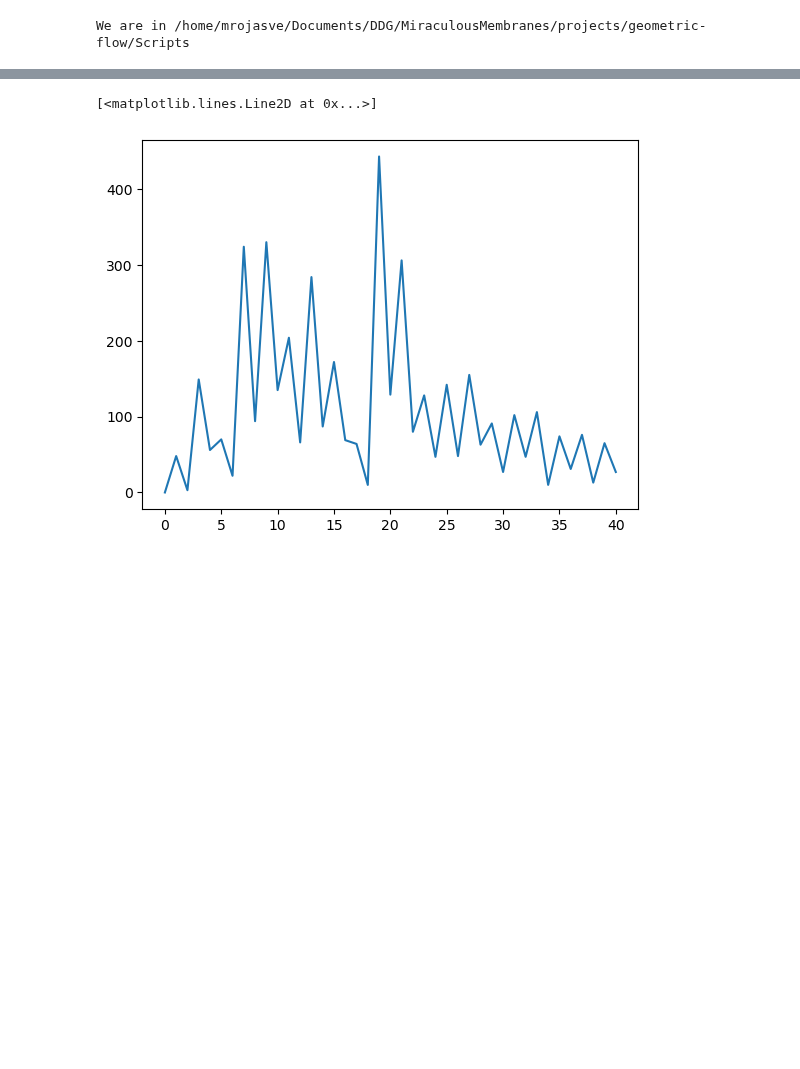
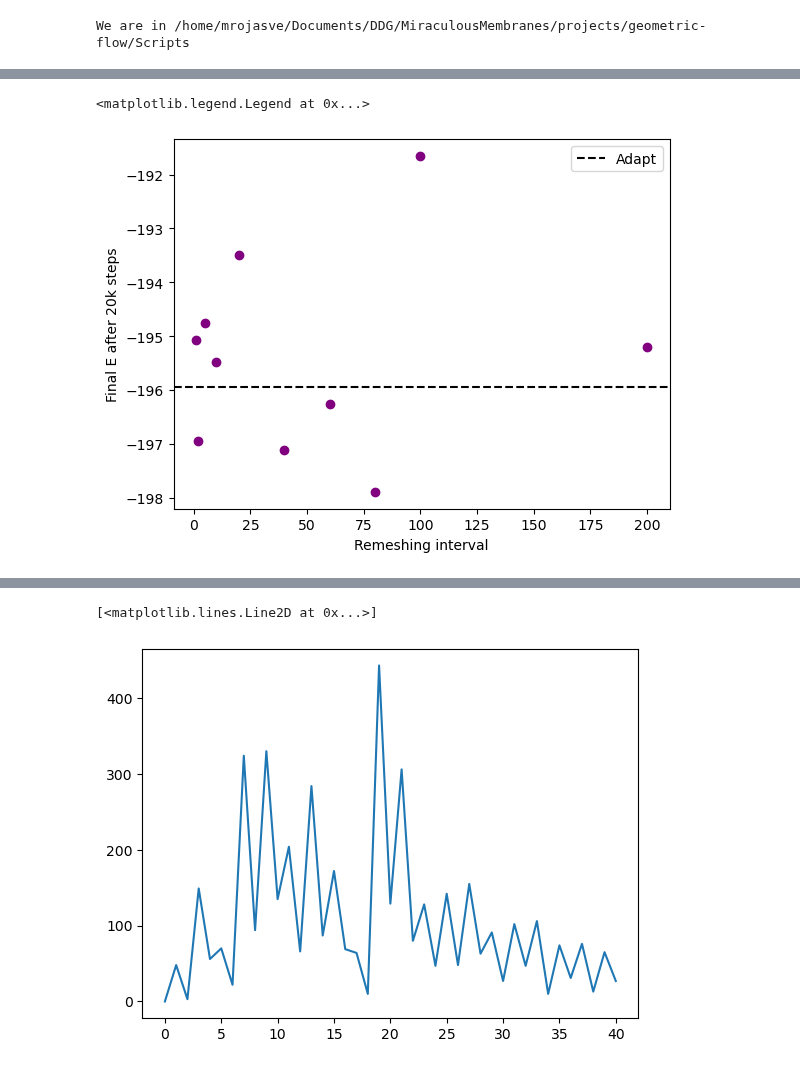
Before and after one commit to Mau-bep/MiraculousMembranes, a Jupyter notebook: projects/geometric-flow/Scripts/Remeshing_analysis.ipynb, the cells around one changed output, grey strips where cells are left out. Saved outputs shown, nothing was run; the diff lists cells and outputs as text; code cells hidden in the pictures; blank space fills up the shorter version.

```diff
--- a/projects/geometric-flow/Scripts/Remeshing_analysis.ipynb
+++ b/projects/geometric-flow/Scripts/Remeshing_analysis.ipynb
@@ -11,2 +43,14 @@ Results_dir = os.getcwd()+"/../Results/Testing_remesher/8/"
+# %%
+Step_at_remesh = []
+Operations_at_step = []
+Final_E = []
+for i in range(1,11):
+    Remesher_info  = np.loadtxt(Results_dir + "{}/Remeshing_count.txt".format(i),skiprows=1)
+    Step_at_remesh.append(Remesher_info[:,0])
+    Operations_at_step.append(Remesher_info[:,1])
+    Output = np.loadtxt(Results_dir + "{}/Output_data.txt".format(i),skiprows=1)
+    Final_E.append(Output[-1,8])
 # %%
-Remesher_info  = np.loadtxt(Results_dir + "Remeshing_count.txt",skiprows=1)
+Output = np.loadtxt(Results_dir + "11/Output_data.txt",skiprows=1)
+Final_E_adapt = Output[-1,8]
+Remesher_info  = np.loadtxt(Results_dir + "{}/Remeshing_count.txt".format(i),skiprows=1)
@@ -16,0 +57,9 @@ The average number of remesh operations is 107.2439024390244 the max number of o
+# %%
+plt.scatter(Remeshing_interval,Final_E,color='purple')
+plt.xlabel("Remeshing interval")
+plt.ylabel("Final E after 20k steps")
+plt.axhline(Final_E_adapt,color='black', ls='dashed',label='Adapt')
+plt.legend()
+# %% [output]
+<matplotlib.legend.Legend at 0x...>
+[figure, added]
```
Also changed, not shown: parts of 9 cells of this notebook, 15 other files.
